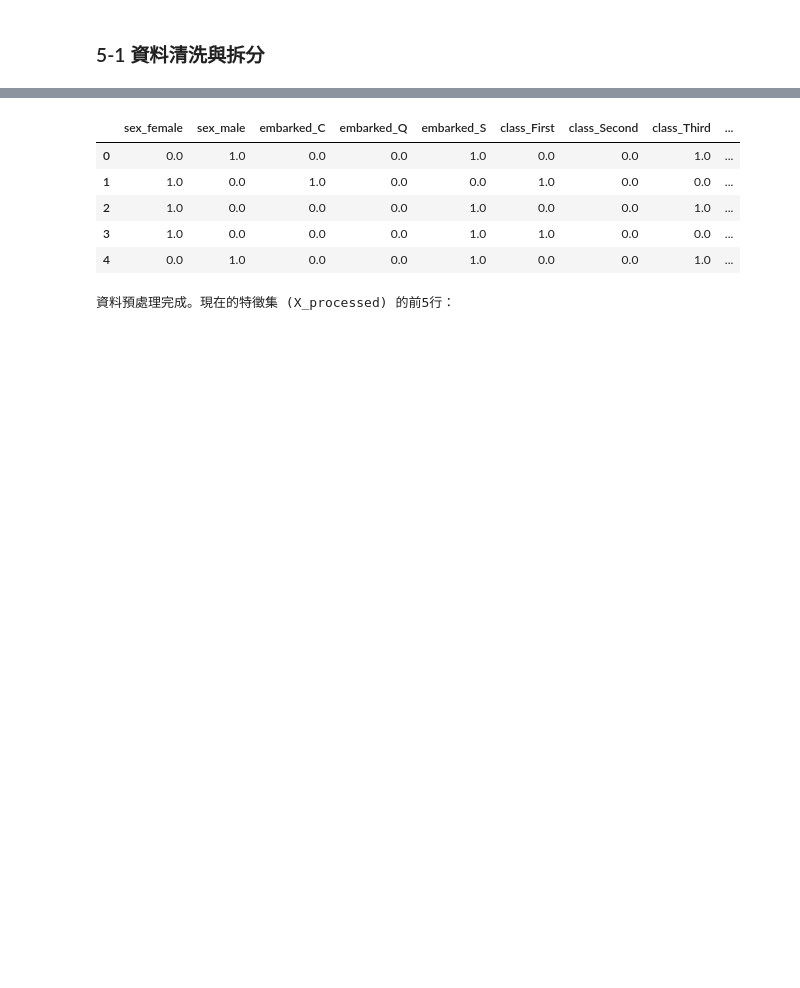
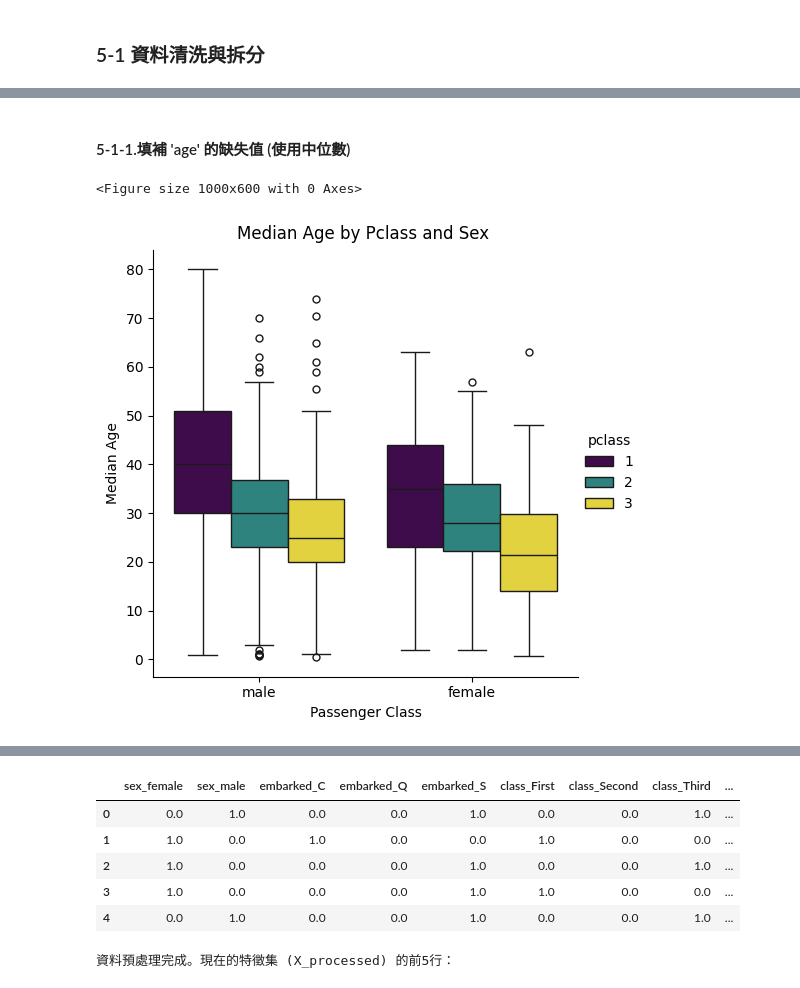
Before and after one commit to ChungyiBossi/GjunDataAnaysis, a Jupyter notebook: Titanic.ipynb, the cells around one changed output, grey strips where cells are left out. Drawn from its saved outputs; the diff is of its cells as text; code cells hidden in the pictures; blank space fills up the shorter version.

```diff
--- a/Titanic.ipynb
+++ b/Titanic.ipynb
@@ -622,29 +647,8 @@ from sklearn.model_selection import train_test_split
 from sklearn.ensemble import RandomForestClassifier
 from sklearn.metrics import accuracy_score, classification_report
 from sklearn.preprocessing import OneHotEncoder
-from sklearn.impute import SimpleImputer
+# from sklearn.impute import SimpleImputer
 import numpy as np
 
 # 複製 DataFrame 以免影響原始數據
 df_ml = titanic_df.copy()
-
-# --- 處理缺失值 ---
-
-# 填補 'age' 的缺失值 (使用中位數) # 填了891-714
-median_age = df_ml['age'].median()
-df_ml['age'].fillna(median_age, inplace=True)
-print(f"'age' 缺失值已使用中位數 {median_age} 填補。")
-
-# 填補 'embarked' 的缺失值 (使用眾數) # 他缺失的並沒有很多筆
-mode_embarked = df_ml['embarked'].mode()[0]
-df_ml['embarked'].fillna(mode_embarked, inplace=True)
-print(f"'embarked' 缺失值已使用眾數 '{mode_embarked}' 填補。")
-
-# 處理 'deck'：創建 'has_deck' 特徵並丟棄原始 'deck'
-df_ml['has_deck'] = df_ml['deck'].notna().astype(int)
-df_ml.drop('deck', axis=1, inplace=True)
-print("'deck' 欄位已轉換為 'has_deck' 特徵並丟棄原始欄位。")
-
-# 檢查所有欄位是否還有缺失值
-print("\n處理缺失值後，各欄位的缺失值數量：")
-display(df_ml.isnull().sum()[df_ml.isnull().sum() > 0])
@@ -671,0 +690,20 @@ dtype: int64
+# %% [markdown]
+#### 5-1-1.填補 'age' 的缺失值 (使用中位數)
+# %%
+# 繪製根據艙等和性別劃分的年齡中位數
+plt.figure(figsize=(10, 6))
+sns.catplot(
+    x='sex',
+    y='age',
+    hue='pclass',
+    data=df_ml,
+    kind='box',
+    palette='viridis'
+)
+plt.suptitle('Median Age by Pclass and Sex', y=1.02) # 調整總標題位置
+plt.xlabel('Passenger Class')
+plt.ylabel('Median Age')
+plt.show()
+# %% [output]
+<Figure size 1000x600 with 0 Axes>
+[figure, added]
```
Also changed, not shown: parts of 65 cells of this notebook.
